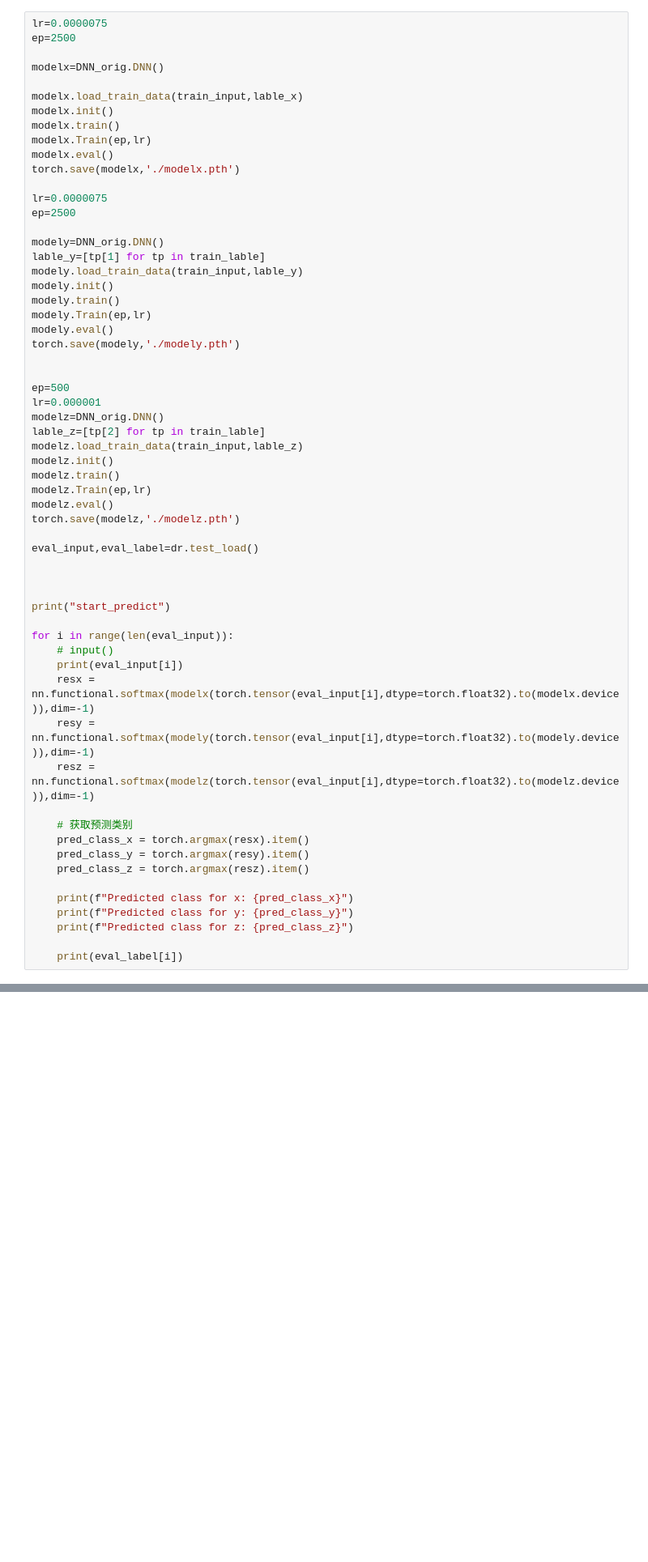
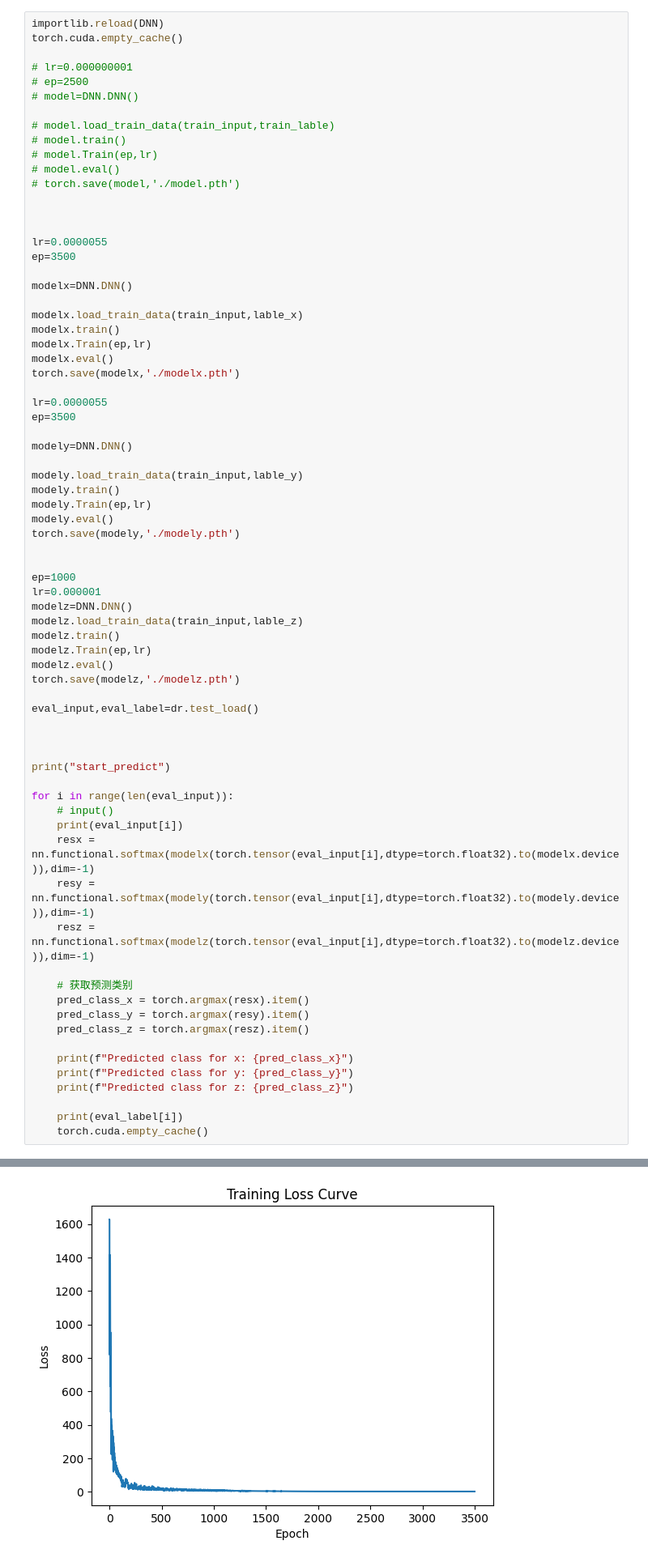
Before and after one commit to TRM-coding/WIFI_location, a Jupyter notebook: DNN/train.ipynb, the cells around one changed output, grey strips where cells are left out. Shown: that part at 81% size. Drawn from its saved outputs; the diff is of its cells as text; blank space fills up the shorter version.

```diff
--- a/DNN/train.ipynb
+++ b/DNN/train.ipynb
@@ -11,35 +14,46 @@ lable_x=[tp[0] for tp in train_lable]
 # %%
-lr=0.0000075
-ep=2500
+importlib.reload(DNN)
+torch.cuda.empty_cache()
 
-modelx=DNN_orig.DNN()
+# lr=0.000000001
+# ep=2500
+# model=DNN.DNN()
+
+# model.load_train_data(train_input,train_lable)
+# model.train()
+# model.Train(ep,lr)
+# model.eval()
+# torch.save(model,'./model.pth')
+
+
+
+lr=0.0000055
+ep=3500
+
+modelx=DNN.DNN()
 
 modelx.load_train_data(train_input,lable_x)
-modelx.init()
 modelx.train()
 modelx.Train(ep,lr)
 modelx.eval()
 torch.save(modelx,'./modelx.pth')
 
-lr=0.0000075
-ep=2500
+lr=0.0000055
+ep=3500
 
-modely=DNN_orig.DNN()
-lable_y=[tp[1] for tp in train_lable]
+modely=DNN.DNN()
+
 modely.load_train_data(train_input,lable_y)
-modely.init()
 modely.train()
 modely.Train(ep,lr)
 modely.eval()
 torch.save(modely,'./modely.pth')
 
 
-ep=500
+ep=1000
 lr=0.000001
-modelz=DNN_orig.DNN()
-lable_z=[tp[2] for tp in train_lable]
+modelz=DNN.DNN()
 modelz.load_train_data(train_input,lable_z)
-modelz.init()
 modelz.train()
 modelz.Train(ep,lr)
 modelz.eval()
@@ -68,3 +82,5 @@ for i in range(len(eval_input)):
     print(f"Predicted class for z: {pred_class_z}")
 
     print(eval_label[i])
+    torch.cuda.empty_cache()
+# %% [output]
@@ -70,0 +104 @@ for i in range(len(eval_input)):
+[figure, added]
```
Also changed, not shown: parts of 3 cells of this notebook, 27 other files.
